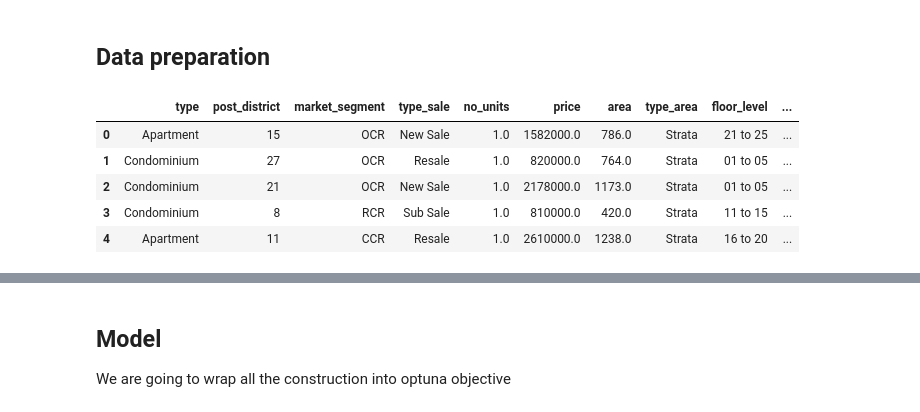
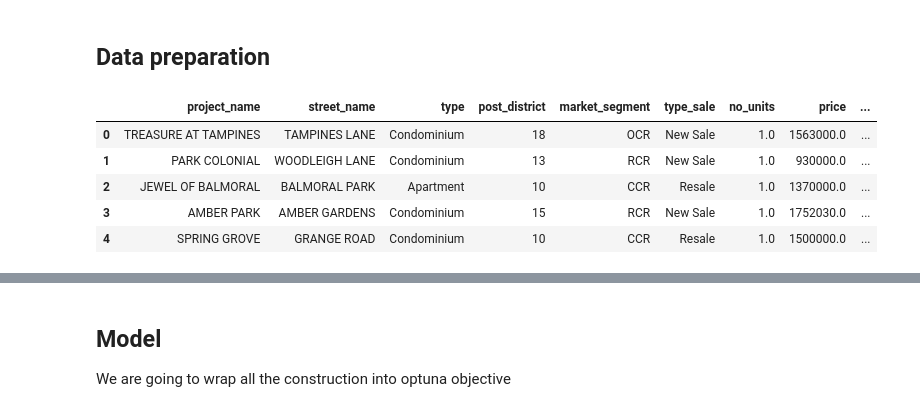
Before and after one commit to mwaztect/Singapore-Private-Residential-Sales-Price-Prediction, a Jupyter notebook: pr_model_training.ipynb, the cells around one changed output, grey strips where cells are left out. Saved outputs shown, nothing was run; the diff lists cells and outputs as text; code cells hidden in the pictures.

```diff
--- a/pr_model_training.ipynb
+++ b/pr_model_training.ipynb
@@ -60,20 +35,20 @@ Successfully installed Mako-1.1.6 alembic-1.7.5 autopage-0.4.0 cliff-3.10.0 cmae
 # %% [markdown]
 ## Data preparation
 # %%
-preprocessed_data = pd.read_csv("/content/drive/My Drive/Colab Notebooks/pr_processed_df.csv", index_col=0)
+preprocessed_data = pd.read_csv("../data/pr_processed_df.csv", index_col=0)
 preprocessed_data= preprocessed_data.drop_duplicates()
 preprocessed_data = preprocessed_data.sample(frac=1)
-preprocessed_data = preprocessed_data.drop(['S/N','Nett Price ($)', 'Project Name', 'Street Name'], axis=1).reset_index(drop=True)
+preprocessed_data = preprocessed_data.drop(['S/N','Nett Price ($)'], axis=1).reset_index(drop=True)
 preprocessed_data.columns=['type', 'post_district', 'market_segment', 'type_sale',
                            'no_units', 'price', 'area', 'type_area', 'floor_level', 'unit_price','sale_month', 'sale_year', 'tenure_yrs']
 preprocessed_data.head()
 # %% [output]
-|  | type | post_district | market_segment | type_sale | no_units | price | area | type_area | floor_level | ... |
-| 0 | Apartment | 15 | OCR | New Sale | 1.0 | 1582000.0 | 786.0 | Strata | 21 to 25 | ... |
-| 1 | Condominium | 27 | OCR | Resale | 1.0 | 820000.0 | 764.0 | Strata | 01 to 05 | ... |
-| 2 | Condominium | 21 | OCR | New Sale | 1.0 | 2178000.0 | 1173.0 | Strata | 01 to 05 | ... |
-| 3 | Condominium | 8 | RCR | Sub Sale | 1.0 | 810000.0 | 420.0 | Strata | 11 to 15 | ... |
-| 4 | Apartment | 11 | CCR | Resale | 1.0 | 2610000.0 | 1238.0 | Strata | 16 to 20 | ... |
+|  | project_name | street_name | type | post_district | market_segment | type_sale | no_units | price | ... |
+| 0 | TREASURE AT TAMPINES | TAMPINES LANE | Condominium | 18 | OCR | New Sale | 1.0 | 1563000.0 | ... |
+| 1 | PARK COLONIAL | WOODLEIGH LANE | Condominium | 13 | RCR | New Sale | 1.0 | 930000.0 | ... |
+| 2 | JEWEL OF BALMORAL | BALMORAL PARK | Apartment | 10 | CCR | Resale | 1.0 | 1370000.0 | ... |
+| 3 | AMBER PARK | AMBER GARDENS | Condominium | 15 | RCR | New Sale | 1.0 | 1752030.0 | ... |
+| 4 | SPRING GROVE | GRANGE ROAD | Condominium | 10 | CCR | Resale | 1.0 | 1500000.0 | ... |
 # %%
 preprocessed_data
 # %% [output]
```
Also changed, not shown: parts of 16 cells of this notebook, 2 other files.
